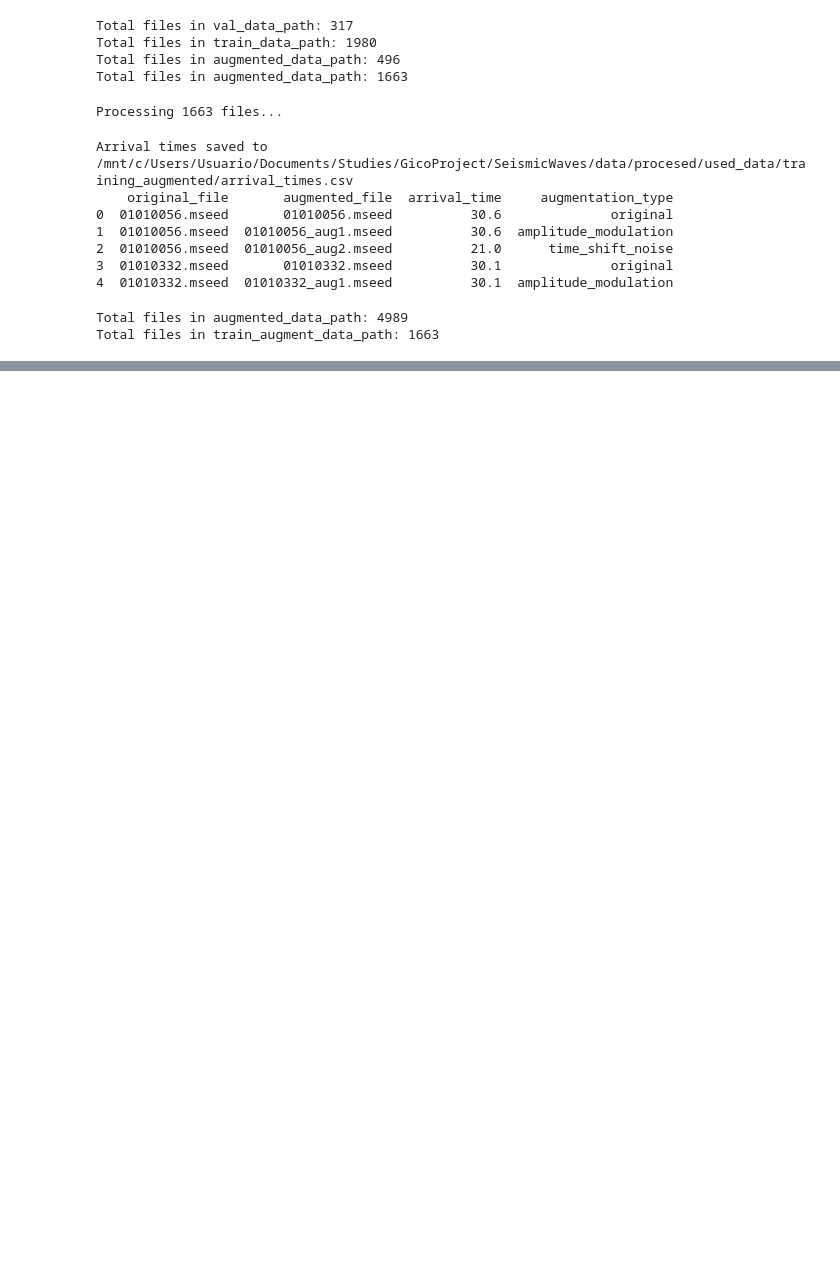
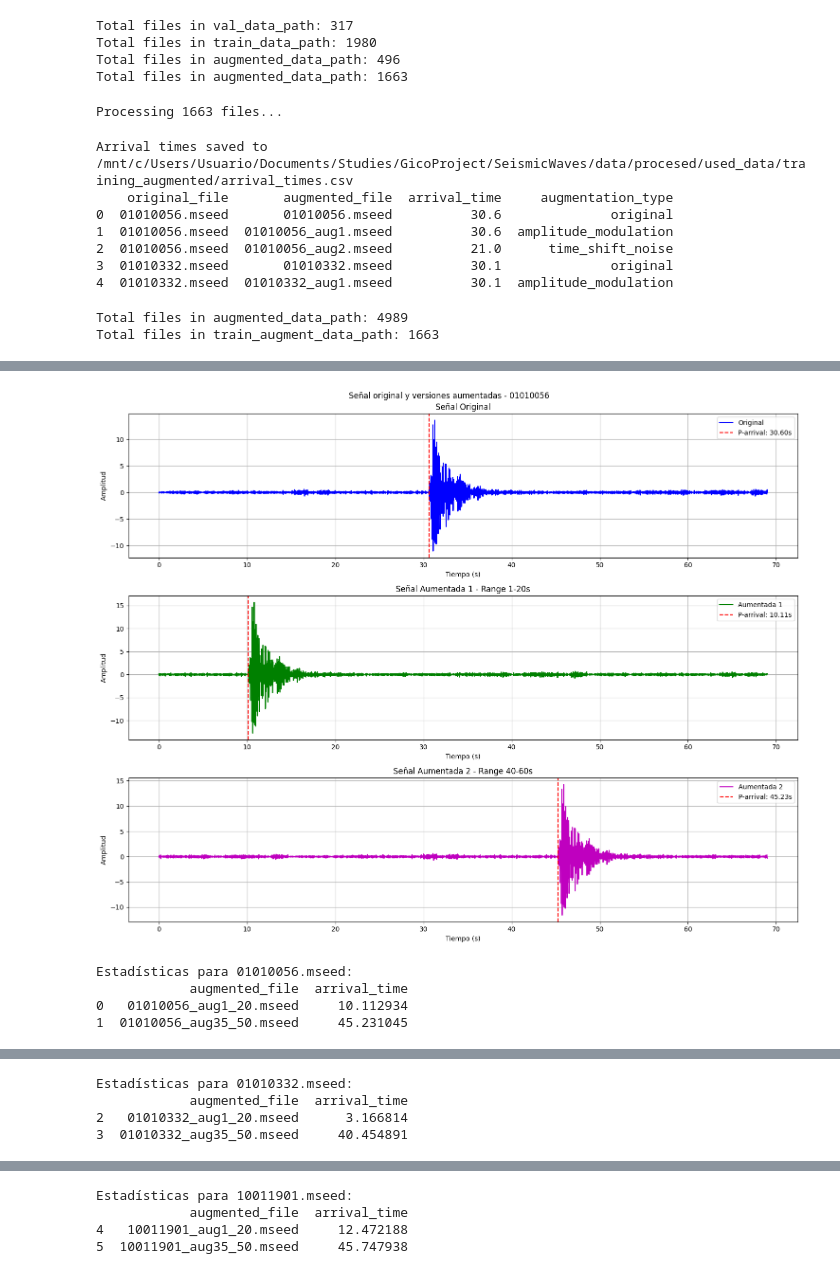
Before and after one commit to Camgomocod/SeismicWaves, a Jupyter notebook: notebooks/04_data_augmentation.ipynb, the cells around one changed output, grey strips where cells are left out. Cells and saved outputs as stored; diff of their text form; code cells hidden in the pictures; blank space fills up the shorter version.

```diff
--- a/notebooks/04_data_augmentation.ipynb
+++ b/notebooks/04_data_augmentation.ipynb
@@ -492,0 +848,72 @@ plot_three_signals('01010332')
+# %%
+def plot_original_and_augmented_ranges(base_filename):
+    """Visualiza la señal original y sus dos versiones aumentadas con diferentes rangos.
+    Args:
+        base_filename: Nombre del archivo base sin extensión"""
+    # Leer señal original
+    orig_file = f"{base_filename}.mseed"
+    orig_path = os.path.join(train_data_path, orig_file)
+    st_orig = read(orig_path)
+    tr_orig = st_orig[0]
+    times_orig = np.arange(len(tr_orig.data)) / tr_orig.stats.sampling_rate
+
+    # Obtener P-arrival time original
+    file_id = int(base_filename)
+    orig_row = df[df['archivo'] == file_id]
+    if orig_row.empty:
+        print(f"No se encontró arrival_time para {base_filename}")
+        return
+    abs_p = orig_row.iloc[0]['lec_p']
+    rel_p = abs_p - tr_orig.stats.starttime.timestamp
+
+    # Leer señales aumentadas
+    augmented_info = df_ranges[df_ranges['original_file'] == orig_file]
+    if len(augmented_info) != 2:
+        print(f"No se encontraron las dos versiones aumentadas para {base_filename}")
+        return
+
+    # Configurar subplots
+    fig, (ax1, ax2, ax3) = plt.subplots(3, 1, figsize=(15, 12))
+    fig.suptitle(f'Señal original y versiones aumentadas - {base_filename}')
+
+    # Graficar señal original
+    ax1.plot(times_orig, tr_orig.data, 'b-', label='Original')
+    ax1.axvline(x=rel_p, color='r', linestyle='--', label=f'P-arrival: {rel_p:.2f}s')
+    ax1.set_title('Señal Original')
+    ax1.grid(True)
+    ax1.legend()
+
+    # Graficar señales aumentadas
+    for idx, (_, row) in enumerate(augmented_info.iterrows(), 1):
+        aug_path = os.path.join(train_augment_data_ranges_path, row['augmented_file'])
+        st_aug = read(aug_path)
+        tr_aug = st_aug[0]
+        times_aug = np.arange(len(tr_aug.data)) / tr_aug.stats.sampling_rate
+        ax = ax2 if idx == 1 else ax3
+        ax.plot(times_aug, tr_aug.data, 'g-' if idx == 1 else 'm-', label=f'Aumentada {idx}')
+        ax.axvline(x=row['arrival_time'], color='r', linestyle='--',
+                  label=f'P-arrival: {row["arrival_time"]:.2f}s')
+        ax.set_title(f'Señal Aumentada {idx} - Range {"1-20s" if idx == 1 else "40-60s"}')
+        ax.grid(True)
+        ax.legend()
+
+    for ax in (ax1, ax2, ax3):
+        ax.set_xlabel('Tiempo (s)')
+        ax.set_ylabel('Amplitud')
+
+    plt.tight_layout()
+    plt.show()
+
+# Visualizar los resultados para cada archivo de prueba
+for fname in test_files:
+    base_name = fname.split('.')[0]
+    plot_original_and_augmented_ranges(base_name)
+    print(f"\nEstadísticas para {fname}:")
+    info = df_ranges[df_ranges['original_file'] == fname]
+    print(info[['augmented_file', 'arrival_time']])
+# %% [output]
+[figure, added]
+Estadísticas para 01010056.mseed:
+            augmented_file  arrival_time
+0   01010056_aug1_20.mseed     10.112934
+1  01010056_aug35_50.mseed     45.231045
@@ -492,0 +921,4 @@ plot_three_signals('01010332')
+Estadísticas para 01010332.mseed:
+            augmented_file  arrival_time
+2   01010332_aug1_20.mseed      3.166814
+3  01010332_aug35_50.mseed     40.454891
@@ -492,0 +926,4 @@ plot_three_signals('01010332')
+Estadísticas para 10011901.mseed:
+            augmented_file  arrival_time
+4   10011901_aug1_20.mseed     12.472188
+5  10011901_aug35_50.mseed     45.747938
```
Also changed, not shown: parts of 39 cells of this notebook, 9 other files.
